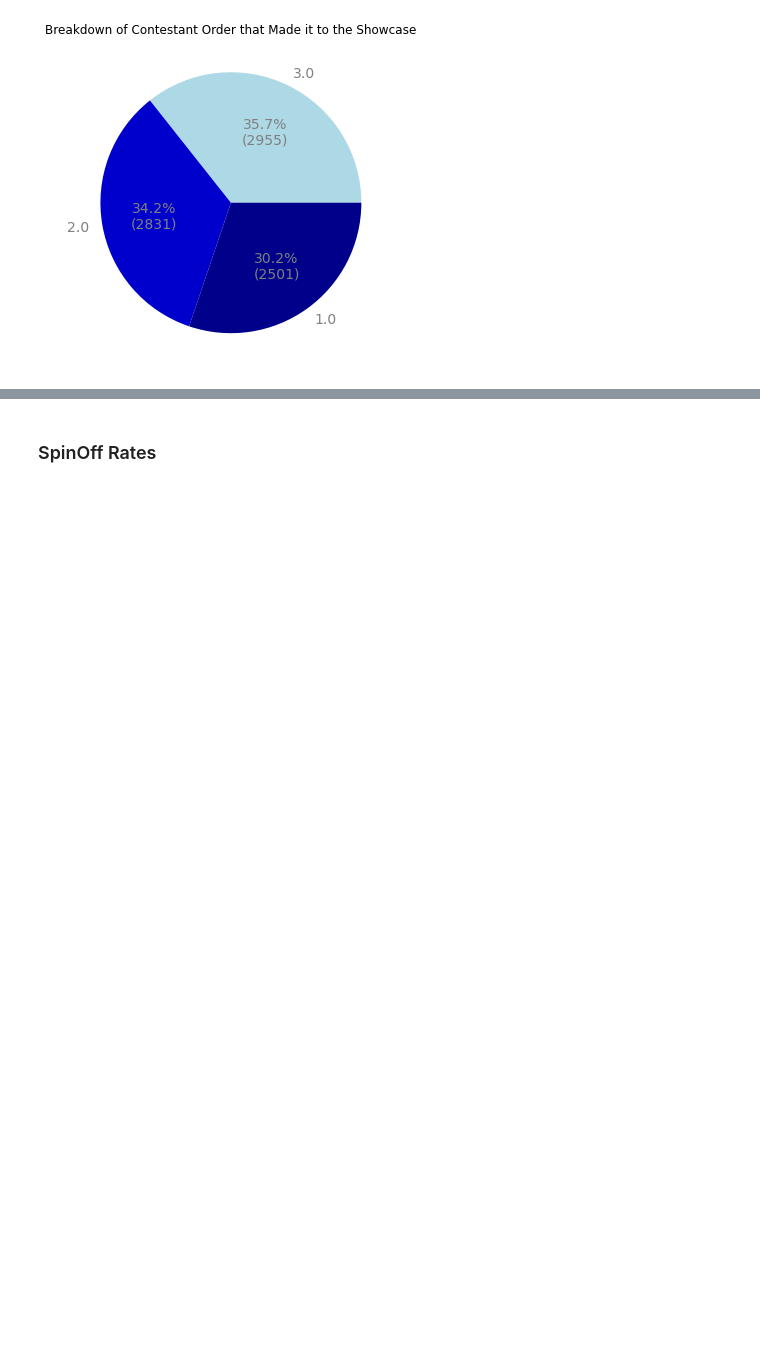
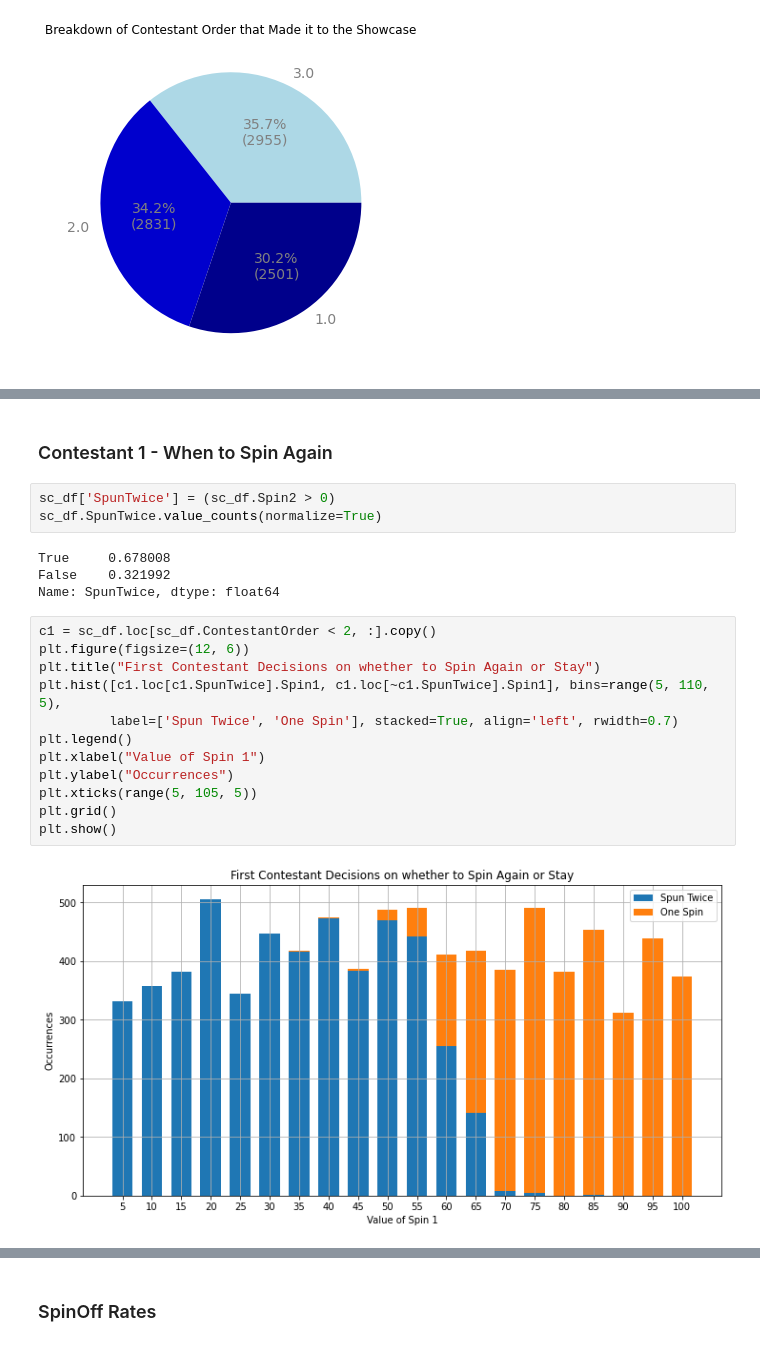
Before and after one commit to zephyr22/zephyr22, a Jupyter notebook: PriceIsRight/GraphResults.ipynb, the cells around one changed output, grey strips where cells are left out. Saved outputs shown, nothing was run; the diff lists cells and outputs as text; blank space fills up the shorter version.

```diff
--- a/PriceIsRight/GraphResults.ipynb
+++ b/PriceIsRight/GraphResults.ipynb
@@ -101,0 +121,23 @@ wedges, texts, autotexts = plt.pie(winner_order.ContestantOrder, labels=winner_o
+# %% [markdown]
+### Contestant 1 - When to Spin Again
+# %%
+sc_df['SpunTwice'] = (sc_df.Spin2 > 0)
+sc_df.SpunTwice.value_counts(normalize=True)
+# %% [output]
+True     0.678008
+False    0.321992
+Name: SpunTwice, dtype: float64
+# %%
+c1 = sc_df.loc[sc_df.ContestantOrder < 2, :].copy()
+plt.figure(figsize=(12, 6))
+plt.title("First Contestant Decisions on whether to Spin Again or Stay")
+plt.hist([c1.loc[c1.SpunTwice].Spin1, c1.loc[~c1.SpunTwice].Spin1], bins=range(5, 110, 5),
+         label=['Spun Twice', 'One Spin'], stacked=True, align='left', rwidth=0.7)
+plt.legend()
+plt.xlabel("Value of Spin 1")
+plt.ylabel("Occurrences")
+plt.xticks(range(5, 105, 5))
+plt.grid()
+plt.show()
+# %% [output]
+[figure, added]
```
Also changed, not shown: parts of 20 cells of this notebook, 3 other files.
